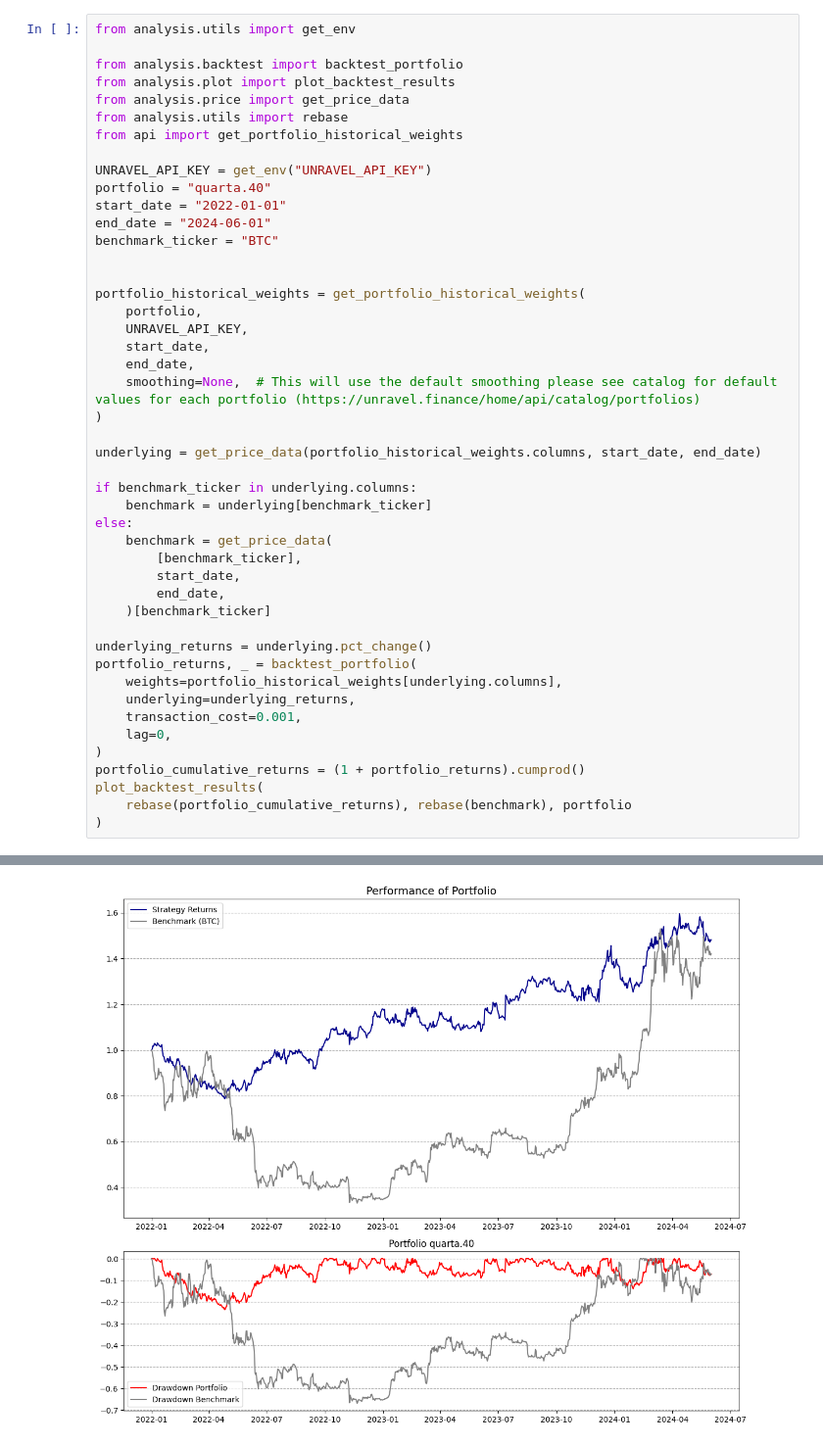
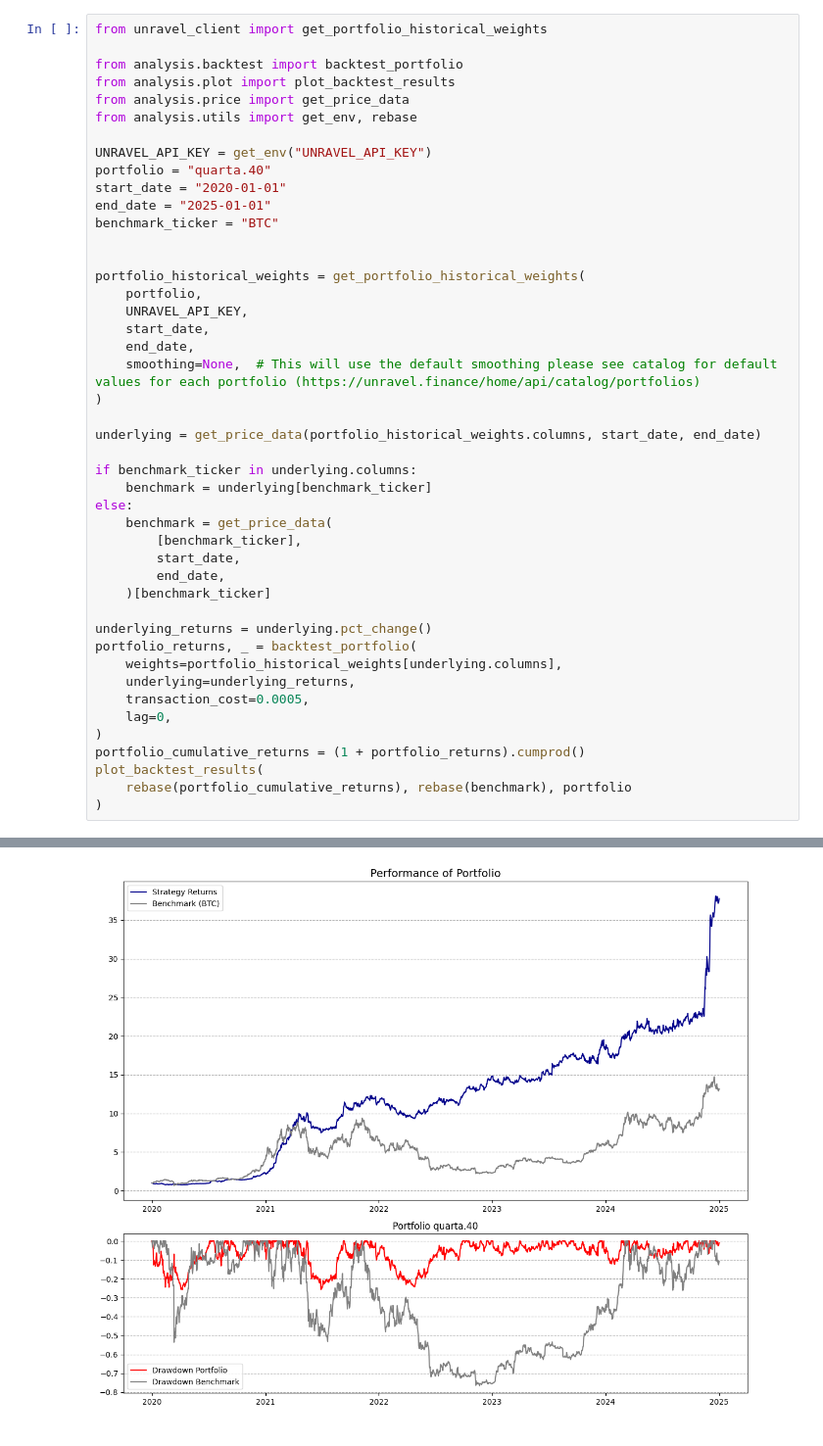
Before and after one commit to unravel-finance/api-guide, a Jupyter notebook: replicate_portfolio_backtest.ipynb, the cells around one changed output, grey strips where cells are left out. Shown at 98% size. Cells and saved outputs as stored; diff of their text form.

```diff
--- a/replicate_portfolio_backtest.ipynb
+++ b/replicate_portfolio_backtest.ipynb
@@ -1,16 +1,15 @@
 # %%
-from analysis.utils import get_env
+from unravel_client import get_portfolio_historical_weights
 
 from analysis.backtest import backtest_portfolio
 from analysis.plot import plot_backtest_results
 from analysis.price import get_price_data
-from analysis.utils import rebase
-from api import get_portfolio_historical_weights
+from analysis.utils import get_env, rebase
 
 UNRAVEL_API_KEY = get_env("UNRAVEL_API_KEY")
 portfolio = "quarta.40"
-start_date = "2022-01-01"
-end_date = "2024-06-01"
+start_date = "2020-01-01"
+end_date = "2025-01-01"
 benchmark_ticker = "BTC"
 
 
@@ -37,7 +36,7 @@ underlying_returns = underlying.pct_change()
 portfolio_returns, _ = backtest_portfolio(
     weights=portfolio_historical_weights[underlying.columns],
     underlying=underlying_returns,
-    transaction_cost=0.001,
+    transaction_cost=0.0005,
     lag=0,
 )
 portfolio_cumulative_returns = (1 + portfolio_returns).cumprod()
@@ -64,4 +56,4 @@ Error fetching price series for XDC
-[figure, old version]
+[figure, new version]
 (<Figure size 1200x1000 with 2 Axes>,
  (<Axes: title={'center': 'Performance of Portfolio'}>,
   <Axes: title={'center': 'Portfolio quarta.40'}>))
```
Also changed, not shown: parts of 1 cell of this notebook, 7 other files.
